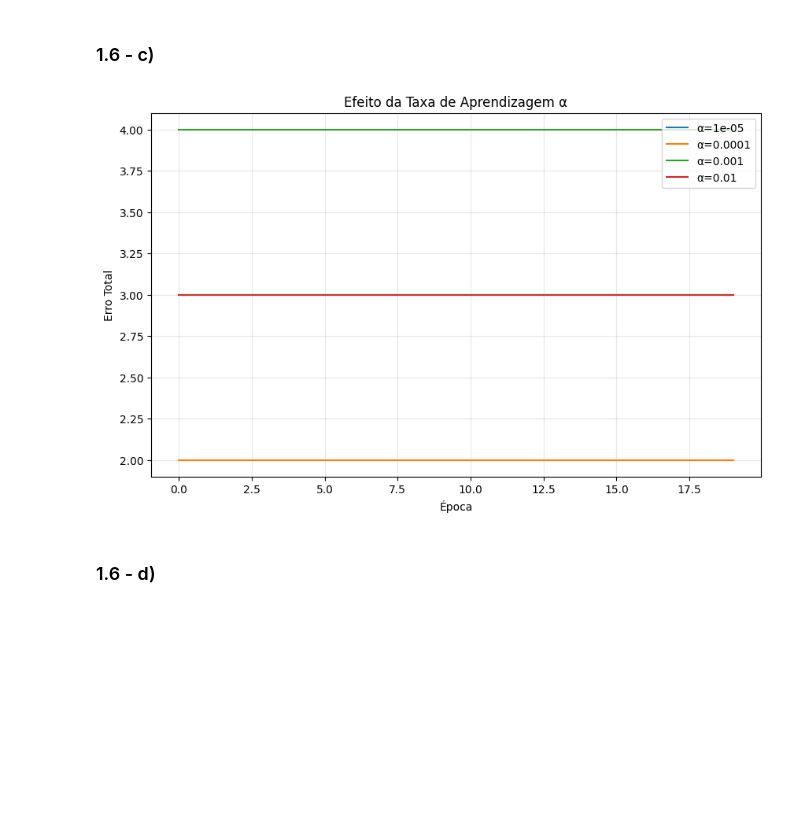
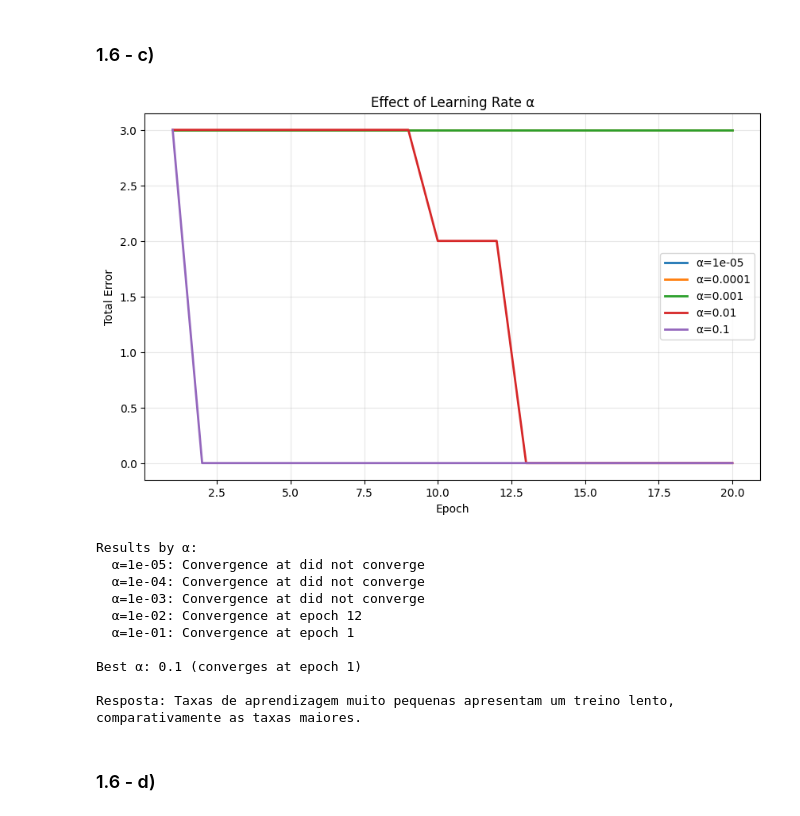
Before and after one commit to AlexRode/IAA, a Jupyter notebook: supervised.ipynb, the cells around one changed output. Drawn from its saved outputs; the diff is of its cells as text; code cells hidden in the pictures; blank space fills up the shorter version.

```diff
--- a/supervised.ipynb
+++ b/supervised.ipynb
@@ -56,11 +77,13 @@ Erro: [0 1 0 0]
 # %% [markdown]
 ### 1.4
 # %%
-alpha = 1e-4
-dw0 = dw1 = dw2 = 0
-for i in range(4):
+alpha = 10e-3 # taxa de aprendizagem
+dw0 = dw1 = dw2 = 0 # inicializar atualização dos pesos
+
+for i in range(len(X)):
     dw0 += alpha * e[i]
     dw1 += alpha * X[i,0] * e[i]
     dw2 += alpha * X[i,1] * e[i]
+
 print(f"Δw0={dw0:.6f}, Δw1={dw1:.6f}, Δw2={dw2:.6f}")
 # %% [output]
@@ -137,28 +216,43 @@ plt.legend(); plt.grid(alpha=0.3); plt.show()
 # %% [markdown]
 ### 1.6 - c)
 # %%
-alphas = [1e-5, 1e-4, 1e-3, 1e-2]
+alphas = [1e-5, 1e-4, 1e-3, 1e-2, 0.1]
+convergences = []
+
 plt.figure(figsize=(10,6))
 for a in alphas:
-    w0 = np.random.uniform(-1,1)
-    w1 = np.random.uniform(-1,1)
-    w2 = np.random.uniform(-1,1)
-    err_list = []
-    for _ in range(50):
-        dw0=dw1=dw2=0
-        for i in range(4):
-            s = w0 + w1*X[i,0] + w2*X[i,1]
-            o = f(s)
-            e = d[i]-o
-            dw0 += a*e; dw1 += a*X[i,0]*e; dw2 += a*X[i,1]*e
-        w0 += dw0; w1 += dw1; w2 += dw2
-        err_list.append(sum(abs(d - np.array([f(w0 + w1*x[0] + w2*x[1]) for x in X]))))
-    plt.plot(err_list[:20], label=f'α={a}')
-plt.title('Efeito da Taxa de Aprendizagem α')
-plt.xlabel('Época'); plt.ylabel('Erro Total')
-plt.legend(); plt.grid(alpha=0.3); plt.show()
+    res = train_perceptron(X, d, a, epochs)
+    plt.plot(range(1, epochs+1), res['errors'], label=f'α={a}', linewidth=2)
+    conv = res['convergence'] if res['convergence'] is not None else epochs
+    convergences.append(conv)
+
+plt.xlabel('Epoch')
+plt.ylabel('Total Error')
+plt.title('Effect of Learning Rate α')
+plt.legend()
+plt.grid(alpha=0.3)
+plt.show()
+
+print("\nResults by α:")
+for i, a in enumerate(alphas):
+    status = f"epoch {convergences[i]}" if convergences[i] < epochs else "did not converge"
+    print(f"  α={a:.0e}: Convergence at {status}")
+
+best_idx = np.argmin(convergences)
+print(f"\nBest α: {alphas[best_idx]} (converges at epoch {convergences[best_idx]})")
+print("\nResposta: Taxas de aprendizagem muito pequenas apresentam um treino lento, comparativamente as taxas maiores.")
 # %% [output]
-[figure, old version]
+[figure, new version]
+Results by α:
+  α=1e-05: Convergence at did not converge
+  α=1e-04: Convergence at did not converge
+  α=1e-03: Convergence at did not converge
+  α=1e-02: Convergence at epoch 12
+  α=1e-01: Convergence at epoch 1
+
+Best α: 0.1 (converges at epoch 1)
+
+Resposta: Taxas de aprendizagem muito pequenas apresentam um treino lento, comparativamente as taxas maiores.
 # %% [markdown]
 ### 1.6 - d)
 # %%
```
Also changed, not shown: parts of 15 cells of this notebook.
